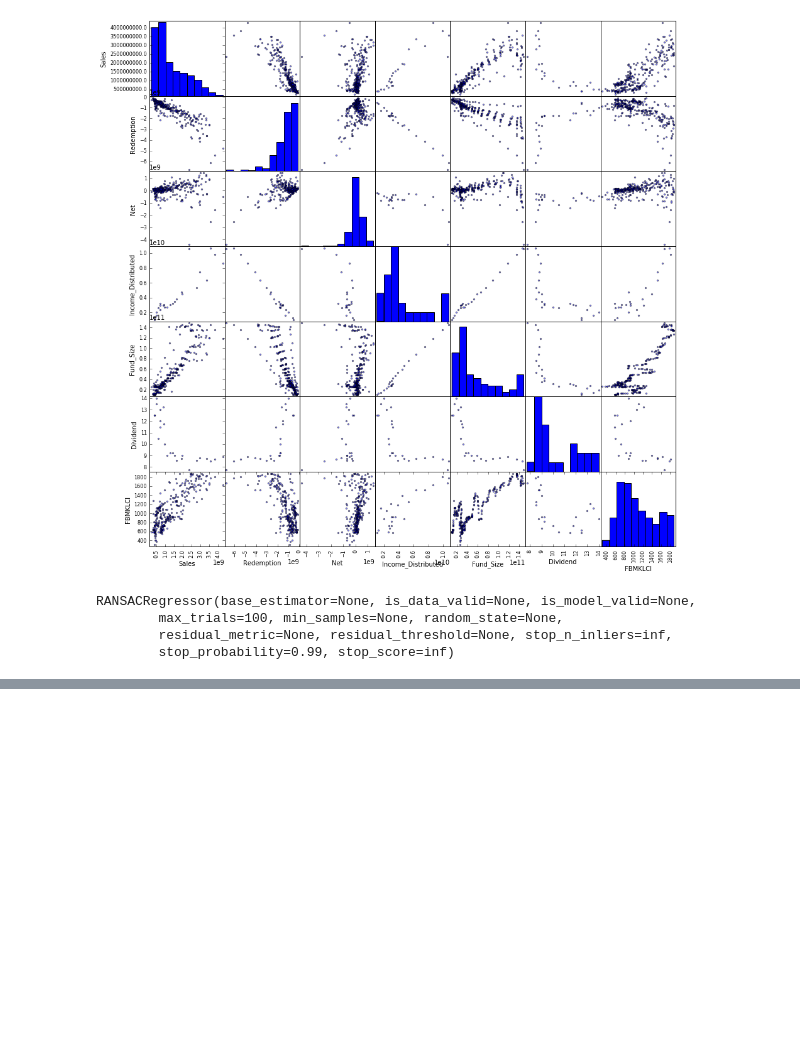
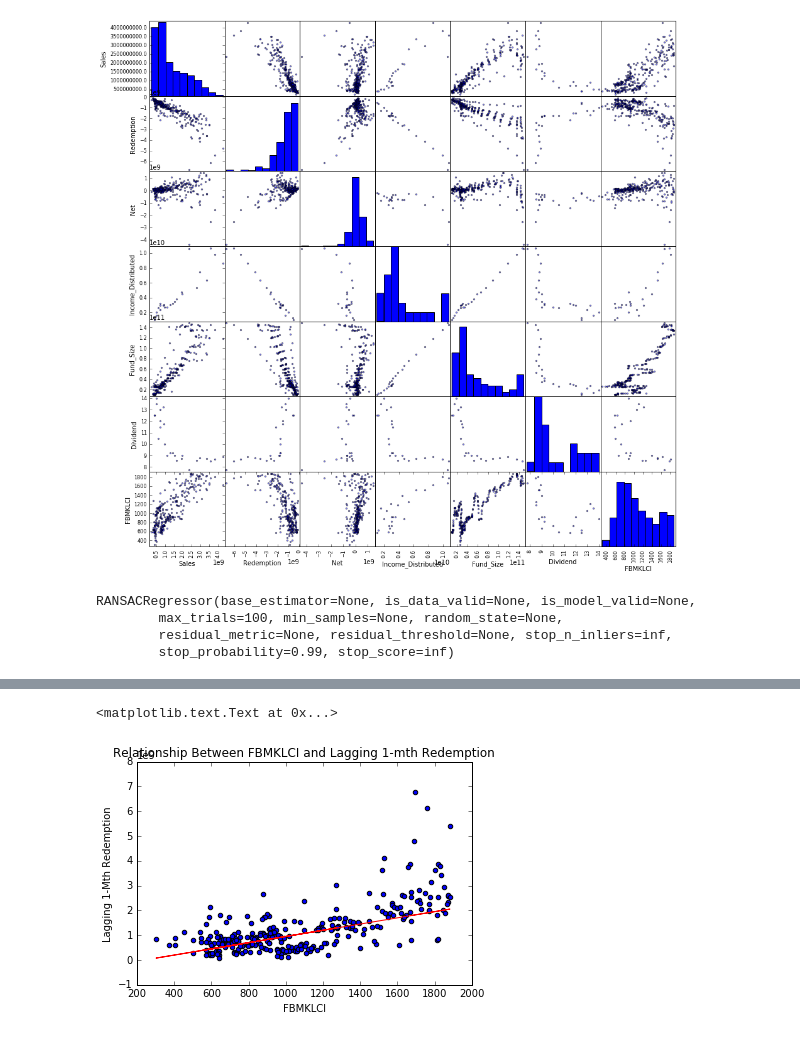
Before and after one commit to syafiquehab/Fund1, a Jupyter notebook: Fund 1 - Visualisation and Regression.ipynb, the cells around one changed output, grey strips where cells are left out. Cells and saved outputs as stored; diff of their text form; code cells hidden in the pictures; blank space fills up the shorter version.

```diff
--- a/Fund 1 - Visualisation and Regression.ipynb
+++ b/Fund 1 - Visualisation and Regression.ipynb
@@ -281,0 +307,2 @@ Name: Sales, dtype: float64
+# %%
+klci2 = new_fund1.FBMKLCI.drop(new_fund1.index[[292]]).reshape(-1,1) # removing latest data from FBMKLCI
@@ -281,0 +342,12 @@ Name: Sales, dtype: float64
+# %%
+# regression between FBMKLCI and lagging 1-mth redemption
+model.fit(klci2, r2)
+redemption2_prediction_lag_factor = model.predict(klci2)
+plt.scatter(klci2, r2)
+plt.plot(klci2, redemption2_prediction_lag_factor, color='red')
+plt.xlabel('FBMKLCI')
+plt.ylabel('Lagging 1-Mth Redemption')
+plt.title('Relationship Between FBMKLCI and Lagging 1-mth Redemption')
+# %% [output]
+<matplotlib.text.Text at 0x...>
+[figure, added]
```
Also changed, not shown: parts of 32 cells of this notebook.
